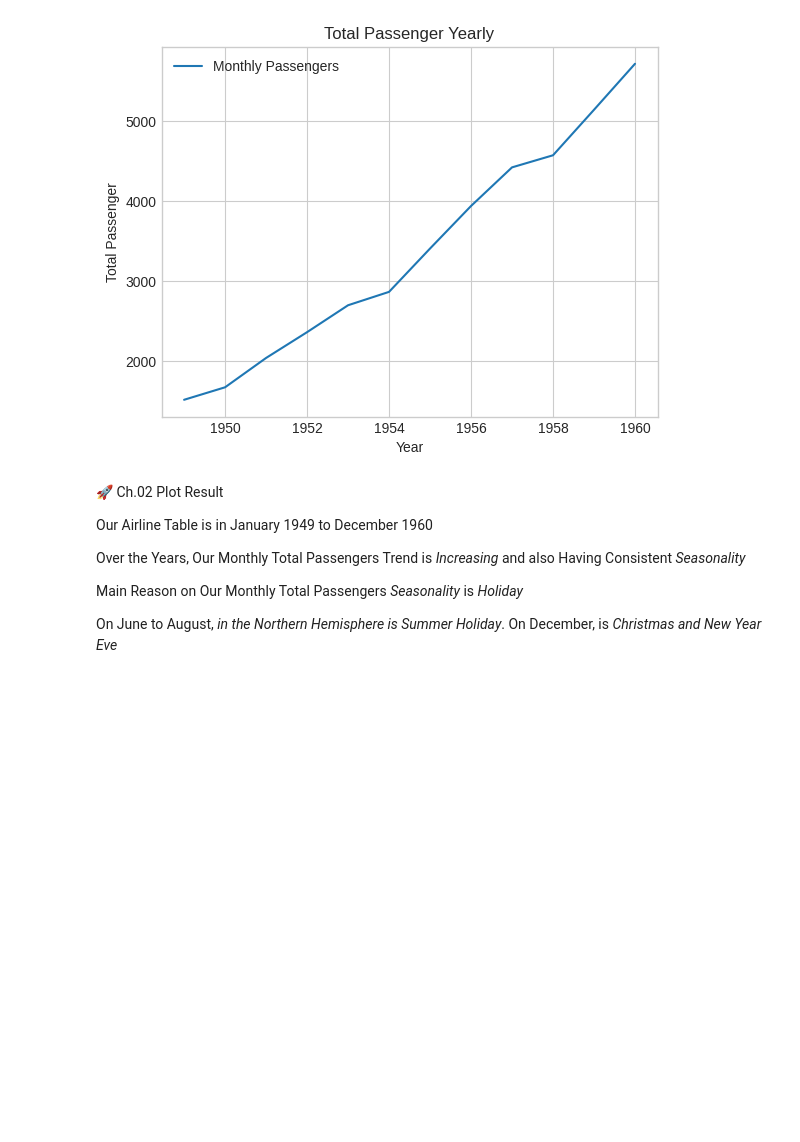
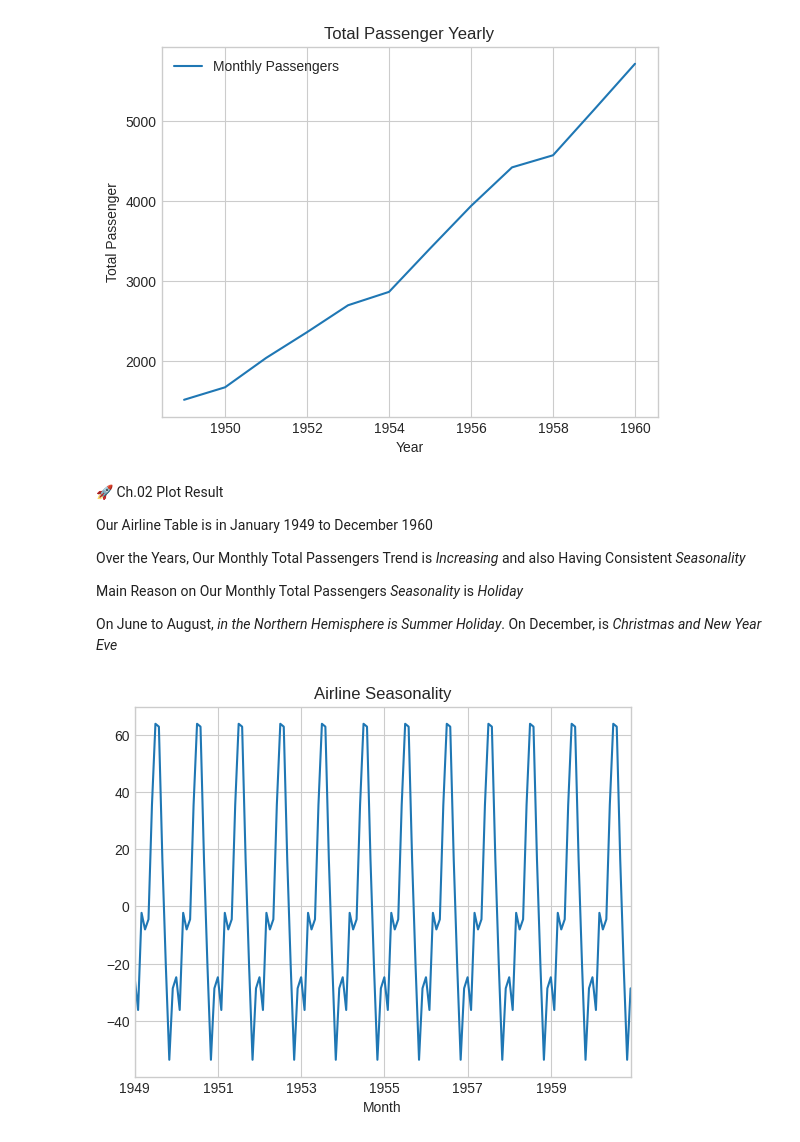
Before and after one commit to Kelniit/Jar, a Jupyter notebook: Lab 01.ipynb, the cells around one changed output. Saved outputs shown, nothing was run; the diff lists cells and outputs as text; code cells hidden in the pictures; blank space fills up the shorter version.

```diff
--- a/Lab 01.ipynb
+++ b/Lab 01.ipynb
@@ -136,3 +136,17 @@ Over the Years, Our Monthly Total Passengers Trend is *Increasing* and also Havi
 Main Reason on Our Monthly Total Passengers *Seasonality* is *Holiday*
 
 On June to August, *in the Northern Hemisphere is Summer Holiday*. On December, is *Christmas and New Year Eve*
+# %%
+from statsmodels.tools.sm_exceptions import ValueWarning
+
+from statsmodels.tsa.seasonal import seasonal_decompose
+
+warnings.simplefilter('ignore', ValueWarning)
+
+airline_report = seasonal_decompose(airline)
+# %%
+title  = "Airline Seasonality"
+
+airline_report.seasonal.plot(title=title);
+# %% [output]
+[figure, added]
```
Also changed, not shown: parts of 9 cells of this notebook.
